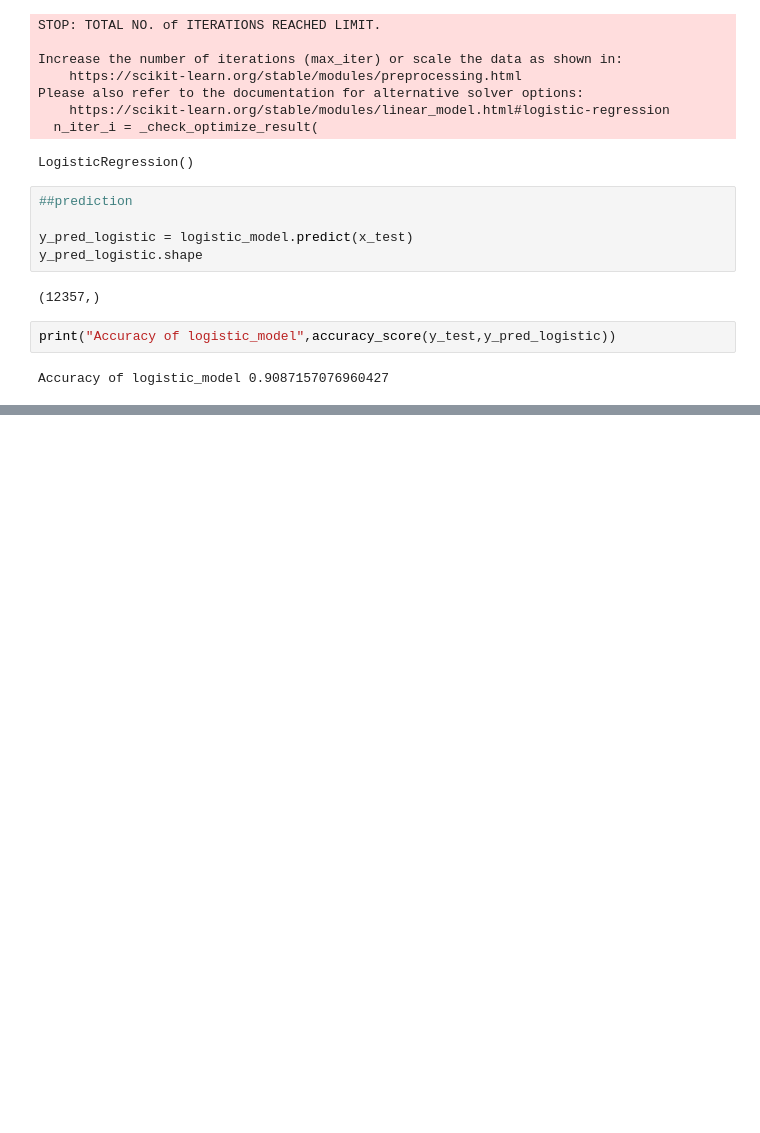
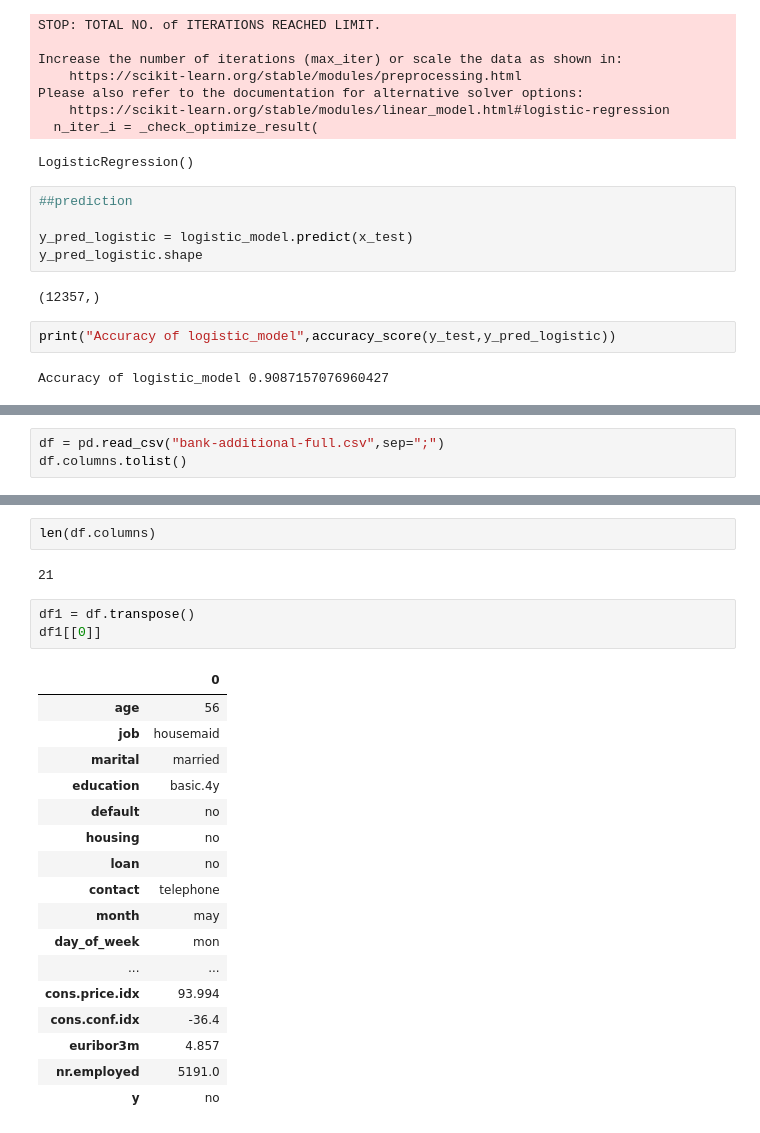
Before and after one commit to nissal1105/mybank, a Jupyter notebook: bank_marketing.ipynb, the cells around one changed output, grey strips where cells are left out. Drawn from its saved outputs; the diff is of its cells as text; blank space fills up the shorter version.

```diff
--- a/bank_marketing.ipynb
+++ b/bank_marketing.ipynb
@@ -467,0 +476,3 @@ Accuracy of logistic_model 0.9087157076960427
+# %%
+df = pd.read_csv("bank-additional-full.csv",sep=";")
+df.columns.tolist()
@@ -467,0 +497,25 @@ Accuracy of logistic_model 0.9087157076960427
+# %%
+len(df.columns)
+# %% [output]
+21
+# %%
+df1 = df.transpose()
+df1[[0]]
+# %% [output]
+|  | 0 |
+| age | 56 |
+| job | housemaid |
+| marital | married |
+| education | basic.4y |
+| default | no |
+| housing | no |
+| loan | no |
+| contact | telephone |
+| month | may |
+| day_of_week | mon |
+| ... | ... |
+| cons.price.idx | 93.994 |
+| cons.conf.idx | -36.4 |
+| euribor3m | 4.857 |
+| nr.employed | 5191.0 |
+| y | no |
```
Also changed, not shown: parts of 4 cells of this notebook, 2 other files.
